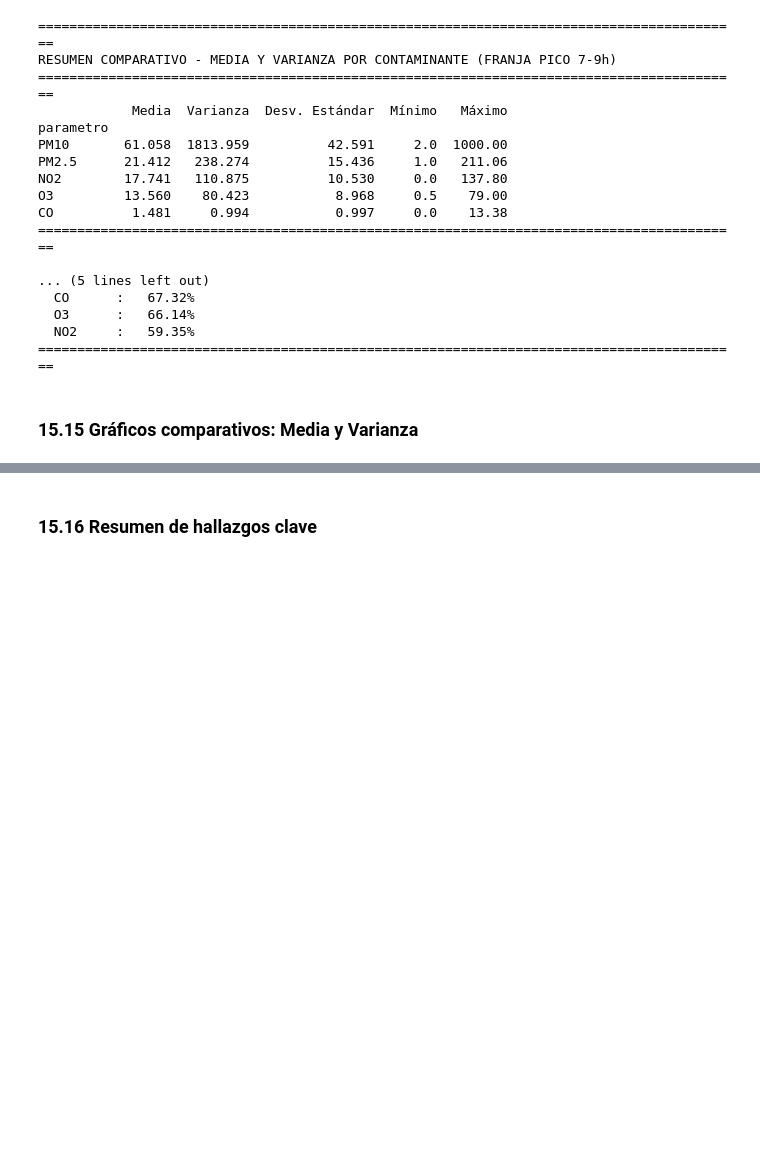
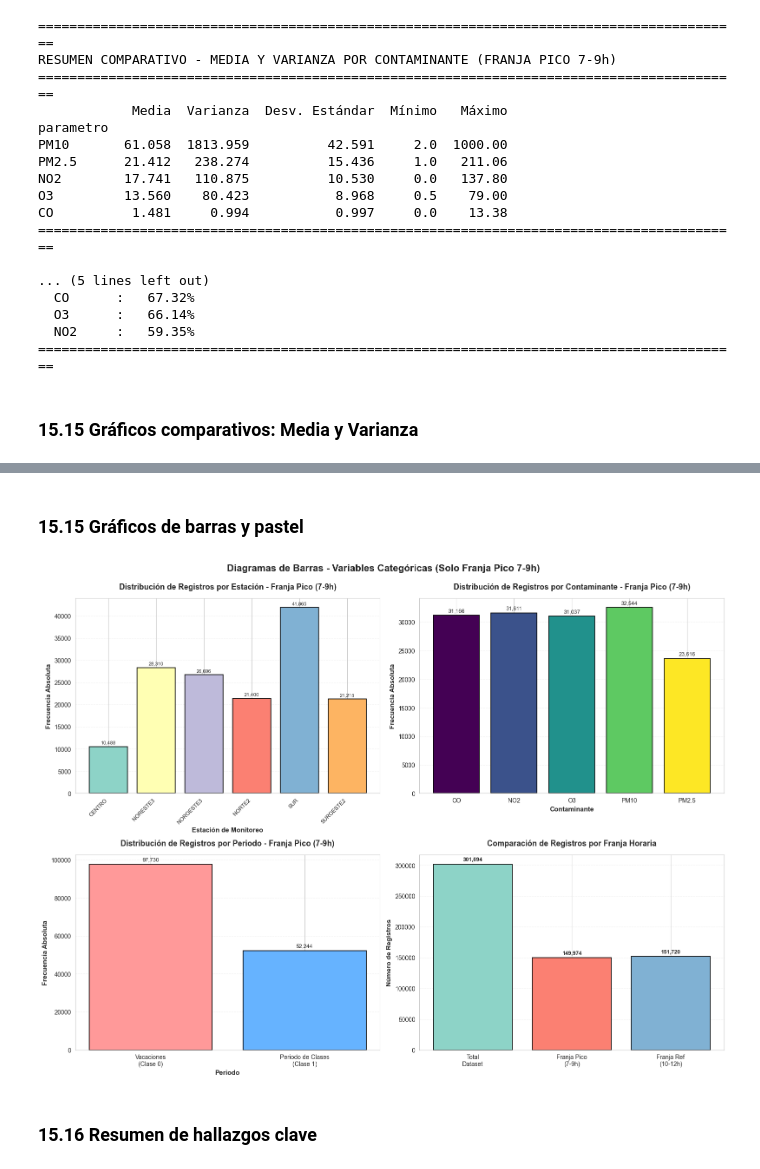
Before and after one commit to anareyes06/Reto-multivariados-equipo-3, a Jupyter notebook: codigos/03_analisis_EDA.ipynb, the cells around one changed output, grey strips where cells are left out. Saved outputs shown, nothing was run; the diff lists cells and outputs as text; code cells hidden in the pictures; blank space fills up the shorter version.

```diff
--- a/codigos/03_analisis_EDA.ipynb
+++ b/codigos/03_analisis_EDA.ipynb
@@ -1643,3 +1795,74 @@ plt.show()
+# %% [markdown]
+### 15.15 Gráficos de barras y pastel
+# %%
+# Gráficos de barras para variables categóricas - Solo franja pico (7-9h)
+fig, axes = plt.subplots(2, 2, figsize=(16, 12))
+
+# 1. Frecuencia por Estación
+ax1 = axes[0, 0]
+freq_est_pico = df_pico['estacion'].value_counts().sort_index()
+colors_est = plt.cm.Set3(range(len(freq_est_pico)))
+ax1.bar(range(len(freq_est_pico)), freq_est_pico.values, color=colors_est, edgecolor='black', linewidth=1.2)
+ax1.set_xticks(range(len(freq_est_pico)))
+ax1.set_xticklabels(freq_est_pico.index, rotation=45, ha='right', fontsize=9)
+ax1.set_ylabel('Frecuencia Absoluta', fontsize=11, fontweight='bold')
+ax1.set_xlabel('Estación de Monitoreo', fontsize=11, fontweight='bold')
+ax1.set_title('Distribución de Registros por Estación - Franja Pico (7-9h)', fontsize=13, fontweight='bold', pad=15)
+ax1.grid(axis='y', alpha=0.3, linestyle='--')
+for i, v in enumerate(freq_est_pico.values):
+    ax1.text(i, v + max(freq_est_pico.values)*0.01, f'{v:,}', ha='center', va='bottom', fontsize=8)
+
+# 2. Frecuencia por Parámetro
+ax2 = axes[0, 1]
+freq_param_pico = df_pico['parametro'].value_counts().sort_index()
+colors_param = plt.cm.viridis(np.linspace(0, 1, len(freq_param_pico)))
+ax2.bar(range(len(freq_param_pico)), freq_param_pico.values, color=colors_param, edgecolor='black', linewidth=1.2)
+ax2.set_xticks(range(len(freq_param_pico)))
+ax2.set_xticklabels(freq_param_pico.index, fontsize=10)
+ax2.set_ylabel('Frecuencia Absoluta', fontsize=11, fontweight='bold')
+ax2.set_xlabel('Contaminante', fontsize=11, fontweight='bold')
+ax2.set_title('Distribución de Registros por Contaminante - Franja Pico (7-9h)', fontsize=13, fontweight='bold', pad=15)
+ax2.grid(axis='y', alpha=0.3, linestyle='--')
+for i, v in enumerate(freq_param_pico.values):
+    ax2.text(i, v + max(freq_param_pico.values)*0.01, f'{v:,}', ha='center', va='bottom', fontsize=9)
+
+# 3. Frecuencia por Clase
+ax3 = axes[1, 0]
+freq_clase_pico = df_pico['clase'].value_counts().sort_index()
+colors_clase = ['#ff9999', '#66b3ff']
+ax3.bar(range(len(freq_clase_pico)), freq_clase_pico.values, color=colors_clase, edgecolor='black', linewidth=1.2)
+ax3.set_xticks(range(len(freq_clase_pico)))
+etiquetas_clase = ['Vacaciones\n(Clase 0)', 'Periodo de Clases\n(Clase 1)']
+ax3.set_xticklabels(etiquetas_clase, fontsize=10)
+ax3.set_ylabel('Frecuencia Absoluta', fontsize=11, fontweight='bold')
+ax3.set_xlabel('Periodo', fontsize=11, fontweight='bold')
+ax3.set_title('Distribución de Registros por Periodo - Franja Pico (7-9h)', fontsize=13, fontweight='bold', pad=15)
+ax3.grid(axis='y', alpha=0.3, linestyle='--')
+for i, v in enumerate(freq_clase_pico.values):
+    ax3.text(i, v + max(freq_clase_pico.values)*0.01, f'{v:,}', ha='center', va='bottom', fontsize=9)
+
+# 4. Comparación Total de Registros
+ax4 = axes[1, 1]
+total_original = len(df)
+total_pico = len(df_pico)
+total_ref = len(df) - len(df_pico)
+ax4.bar(['Total\nDataset', 'Franja Pico\n(7-9h)', 'Franja Ref\n(10-12h)'],
+        [total_original, total_pico, total_ref],
+        color=['#8dd3c7', '#fb8072', '#80b1d3'],
+        edgecolor='black', linewidth=1.2)
+ax4.set_ylabel('Número de Registros', fontsize=11, fontweight='bold')
+ax4.set_title('Comparación de Registros por Franja Horaria', fontsize=13, fontweight='bold', pad=15)
+ax4.grid(axis='y', alpha=0.3, linestyle='--')
+for i, v in enumerate([total_original, total_pico, total_ref]):
+    ax4.text(i, v + max([total_original, total_pico, total_ref])*0.01, f'{v:,}',
+             ha='center', va='bottom', fontsize=9, fontweight='bold')
+
+plt.suptitle('Diagramas de Barras - Variables Categóricas (Solo Franja Pico 7-9h)',
+             fontsize=16, fontweight='bold', y=0.995)
+plt.tight_layout()
+plt.show()
+# %% [output]
+[figure, added]
 # %% [markdown]
 ### 15.16 Resumen de hallazgos clave
 # %%
```
Also changed, not shown: parts of 8 cells of this notebook.
